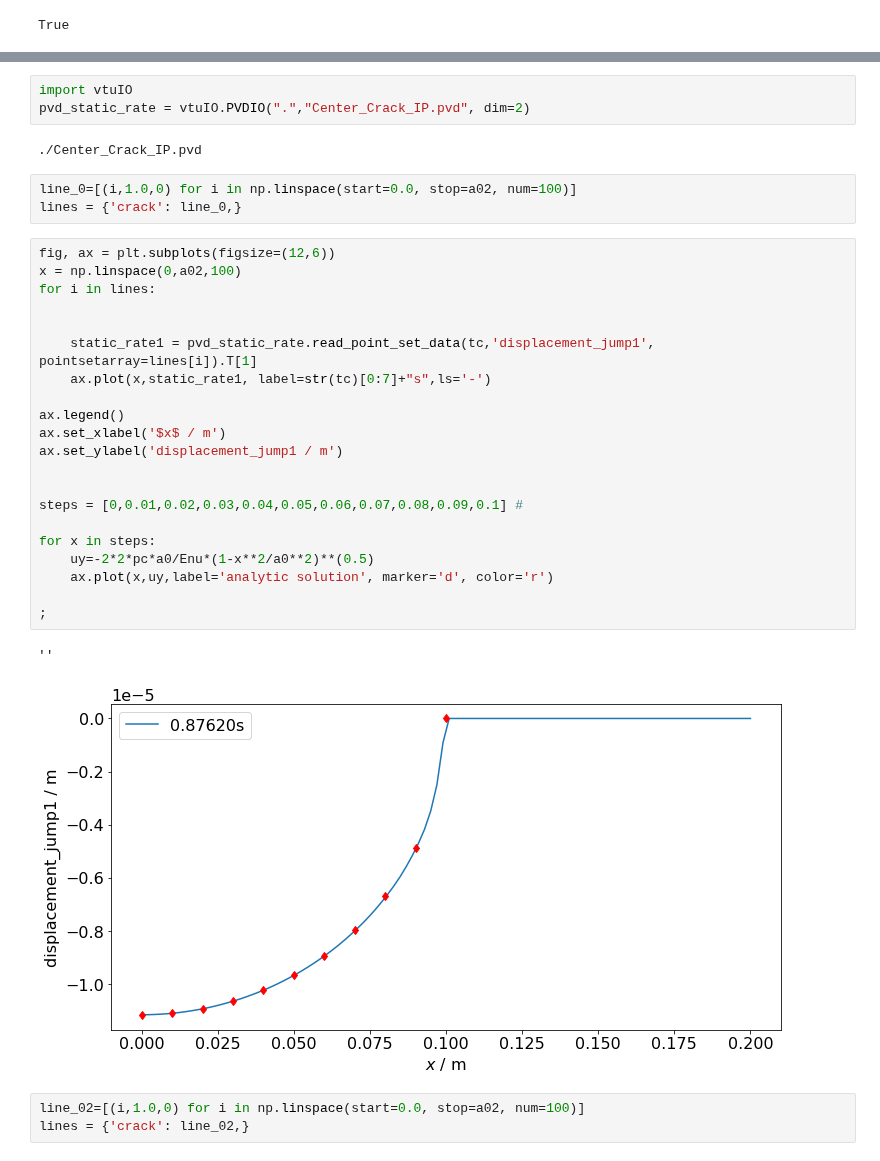
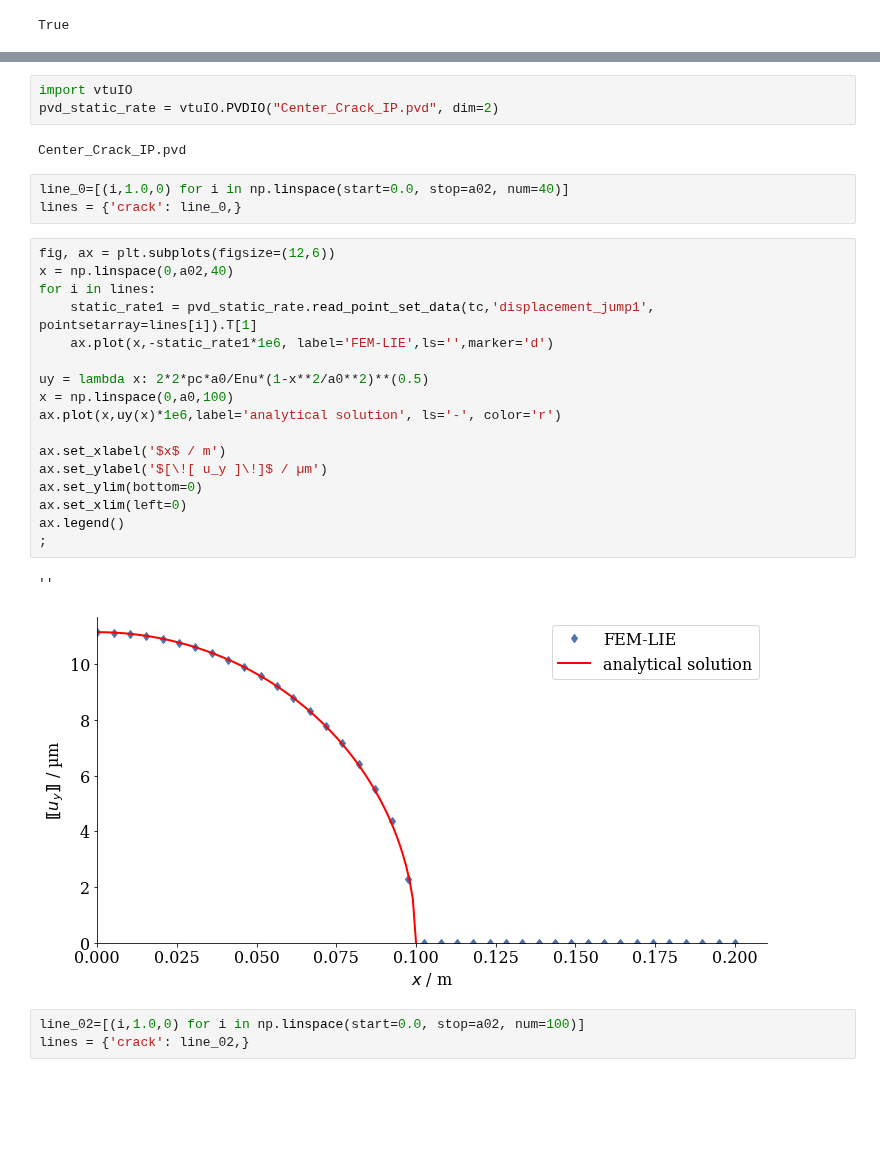
Before and after one commit to nagelt/MechanicsTrainingCourse2020, a Jupyter notebook: Sneddon/static/Sneddon-static.ipynb, the cells around one changed output, grey strips where cells are left out. Saved outputs shown, nothing was run; the diff lists cells and outputs as text; blank space fills up the shorter version.

Commit message:
Some plot changes.

```diff
--- a/Sneddon/static/Sneddon-static.ipynb
+++ b/Sneddon/static/Sneddon-static.ipynb
@@ -86,35 +90,31 @@ PATH_OGS="/home/xmg/build/release/bin/"
 # %%
 import vtuIO
-pvd_static_rate = vtuIO.PVDIO(".","Center_Crack_IP.pvd", dim=2)
+pvd_static_rate = vtuIO.PVDIO("Center_Crack_IP.pvd", dim=2)
 # %% [output]
-./Center_Crack_IP.pvd
+Center_Crack_IP.pvd
 # %%
-line_0=[(i,1.0,0) for i in np.linspace(start=0.0, stop=a02, num=100)]
+line_0=[(i,1.0,0) for i in np.linspace(start=0.0, stop=a02, num=40)]
 lines = {'crack': line_0,}
 # %%
 fig, ax = plt.subplots(figsize=(12,6))
-x = np.linspace(0,a02,100)
+x = np.linspace(0,a02,40)
 for i in lines:
+    static_rate1 = pvd_static_rate.read_point_set_data(tc,'displacement_jump1', pointsetarray=lines[i]).T[1]
+    ax.plot(x,-static_rate1*1e6, label='FEM-LIE',ls='',marker='d')
 
+uy = lambda x: 2*2*pc*a0/Enu*(1-x**2/a0**2)**(0.5)
+x = np.linspace(0,a0,100)
+ax.plot(x,uy(x)*1e6,label='analytical solution', ls='-', color='r')
 
-    static_rate1 = pvd_static_rate.read_point_set_data(tc,'displacement_jump1', pointsetarray=lines[i]).T[1]
-    ax.plot(x,static_rate1, label=str(tc)[0:7]+"s",ls='-')
-
+ax.set_xlabel('$x$ / m')
+ax.set_ylabel('$[\![ u_y ]\!]$ / µm')
+ax.set_ylim(bottom=0)
+ax.set_xlim(left=0)
 ax.legend()
-ax.set_xlabel('$x$ / m')
-ax.set_ylabel('displacement_jump1 / m')
-
-
-steps = [0,0.01,0.02,0.03,0.04,0.05,0.06,0.07,0.08,0.09,0.1] #
-
-for x in steps:
-    uy=-2*2*pc*a0/Enu*(1-x**2/a0**2)**(0.5)
-    ax.plot(x,uy,label='analytic solution', marker='d', color='r')
-
 ;
 # %% [output]
 ''
-[figure, old version]
+[figure, new version]
 # %%
 line_02=[(i,1.0,0) for i in np.linspace(start=0.0, stop=a02, num=100)]
 lines = {'crack': line_02,}
```
Also changed, not shown: parts of 9 cells of this notebook, 5 other files.
